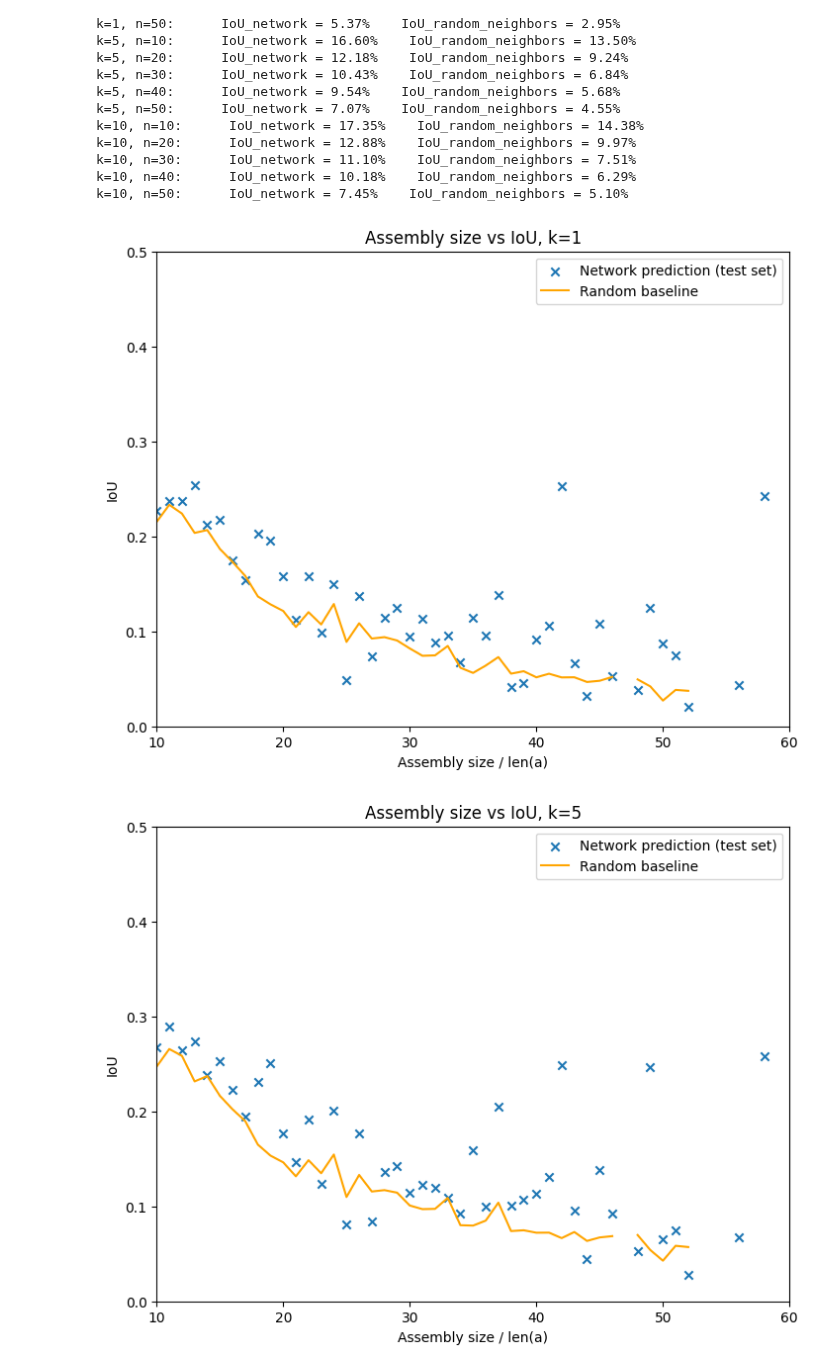
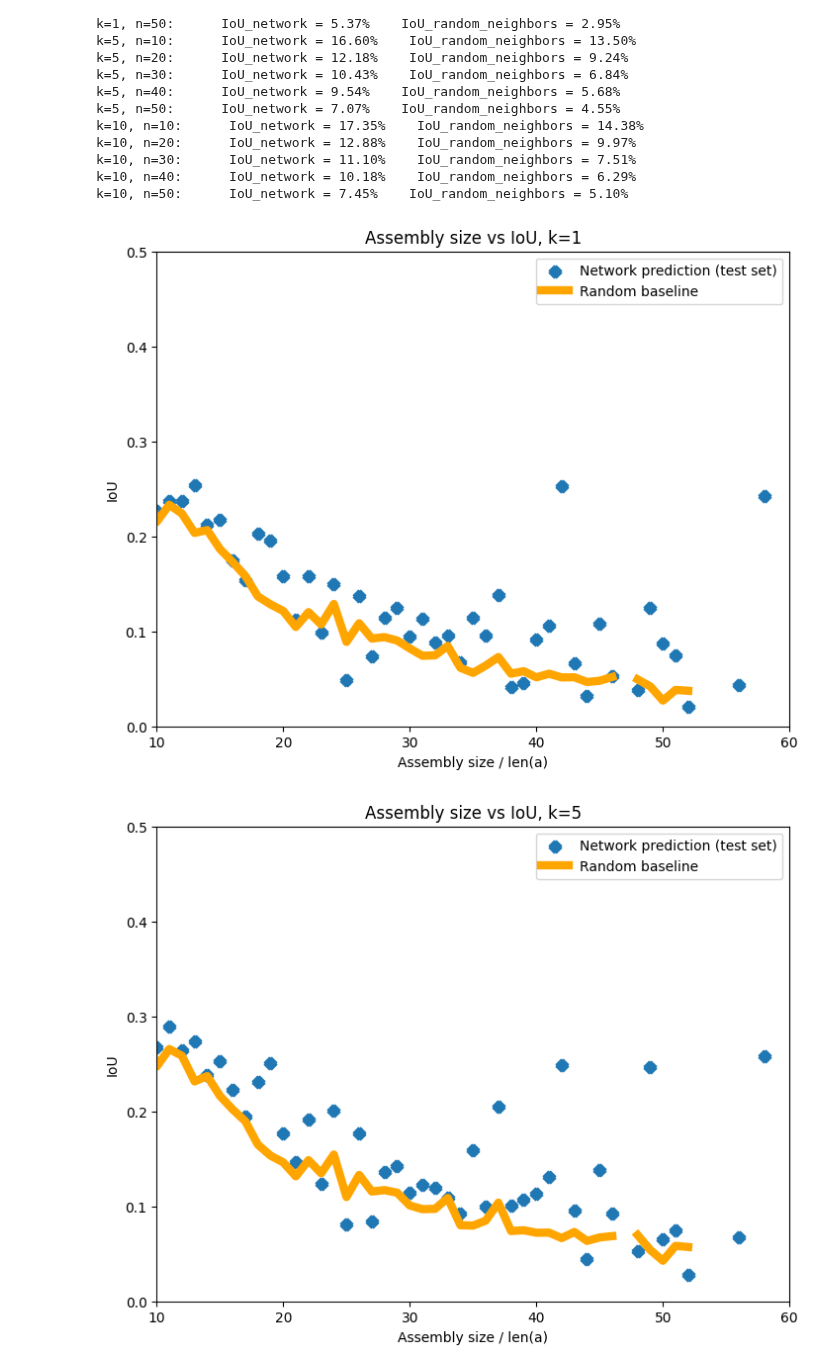
Before and after one commit to gymbeijing/mechanism-identification-public, a Jupyter notebook: joe_notebooks/iou_stats.ipynb, the cells around one changed output. Cells and saved outputs as stored; diff of their text form; code cells hidden in the pictures.

Commit message:
Linewidth++

```diff
--- a/joe_notebooks/iou_stats.ipynb
+++ b/joe_notebooks/iou_stats.ipynb
@@ -151,32 +153,32 @@ k=10, n=50:      IoU_network = 7.45%    IoU_random_neighbors = 5.10%
 # %%
 for k in ks:
     test_set_result_file = Path(f"../model_outputs/result_{k}.json")
     with open(test_set_result_file, "r") as fp:
         test_set_results = json.load(fp)
 
     test_set_assembly_size = []
     test_set_ious = []
     test_set_random_baseline = []
     for n in range(2, 60):
         def assembly_size_bigger_than(seq, n):
             return seq["assembly_num_bodies"] == n
         mean_iou_from_network, mean_iou_random_neighbors = find_mean_ious_test_set(test_set_results, assembly_size_bigger_than, n)
         test_set_ious.append(mean_iou_from_network)
         test_set_random_baseline.append(mean_iou_random_neighbors)
         test_set_assembly_size.append(n)
 
     fig = plt.figure()
     ax = fig.add_axes([0,0,1,1])
-    ax.scatter(test_set_assembly_size, test_set_ious, marker='x', label="Network prediction (test set)")
-    ax.plot(test_set_assembly_size, test_set_random_baseline, color='orange', label="Random baseline")
+    ax.scatter(test_set_assembly_size, test_set_ious, marker='x', linewidth=6, label="Network prediction (test set)")
+    ax.plot(test_set_assembly_size, test_set_random_baseline, color='orange', linewidth=6, label="Random baseline")
     ax.legend()
     plt.title(f"Assembly size vs IoU, k={k}")
     plt.xlim([10, 60])
     plt.ylim([0, 0.5])
     plt.xlabel('Assembly size / len(a)')
     plt.ylabel('IoU')
     plt.show()
     plt.close()
 # %% [output]
-[figure, old version]
+[figure, new version]
-[figure, old version]
+[figure, new version]
```
Also changed, not shown: parts of 2 cells of this notebook, 1 other file.
